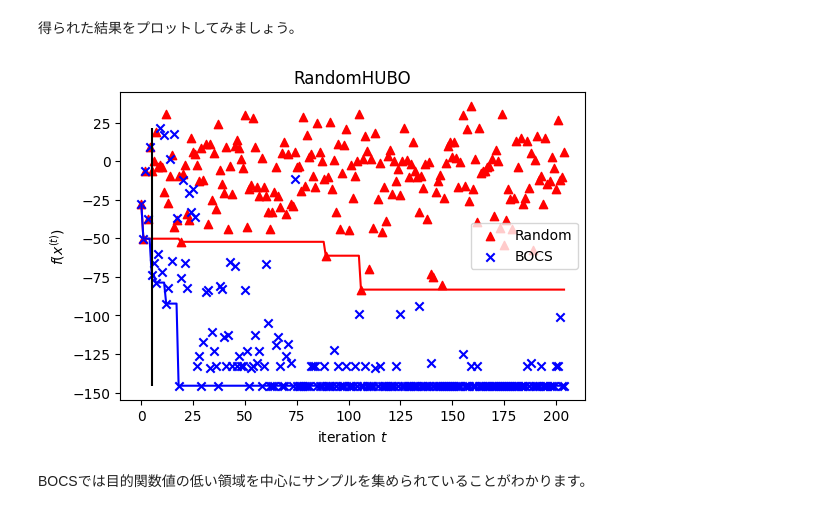
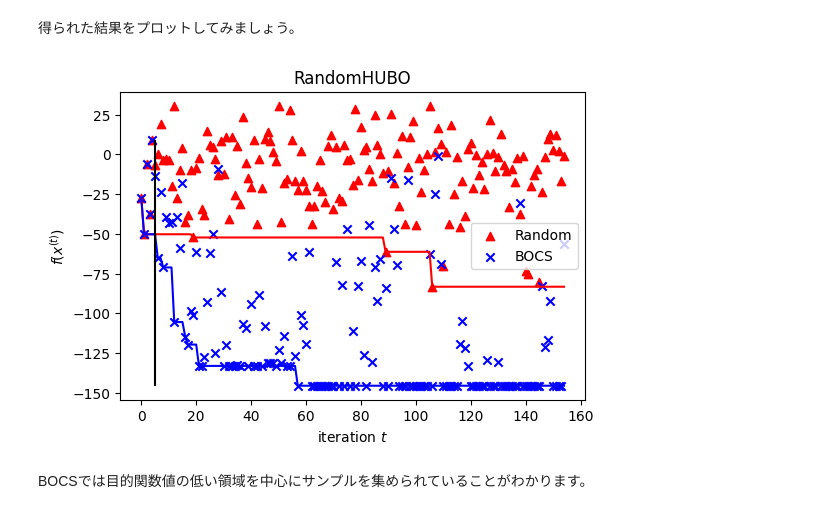
Before and after one commit to T-QARD/t-wave, a Jupyter notebook: notebooks/BOCS_SA/BOCS_SA.ipynb, the cells around one changed output. Saved outputs shown, nothing was run; the diff lists cells and outputs as text; code cells hidden in the pictures.

```diff
--- a/notebooks/BOCS_SA/BOCS_SA.ipynb
+++ b/notebooks/BOCS_SA/BOCS_SA.ipynb
@@ -746,7 +743,9 @@ similarity: 0.9991270110292981
 まず、簡単な例題として、ランダムに生成されたQUBO形式の目的関数の最適解を探索する問題を取り扱います。
 # %%
 class RandomQUBO:
-    def __init__(self, num_vars, noise_variance: float=0., seed: Optional[int]=None):
+    def __init__(
+        self, num_vars, noise_variance: float = 0.0, seed: Optional[int] = None
+    ):
         self.noise_variance = noise_variance
         self.rng = np.random.default_rng(seed)
         self.Q = self.rng.normal(0, 1, size=(num_vars, num_vars))
@@ -873,28 +864,32 @@ $$
 を仮定してみます。
 # %%
 class RandomHUBO:
-    def __init__(self, num_vars, noise_variance: float=0., seed: Optional[int]=None):
+    def __init__(
+        self, num_vars, noise_variance: float = 0.0, seed: Optional[int] = None
+    ):
         self.noise_variance = noise_variance
         self.rng = np.random.default_rng(seed)
         self.Q = self.rng.normal(0, 1, size=(num_vars, num_vars, num_vars))
 
     def energy(self, x):
-        return np.einsum('ijk,i,j,k', self.Q, x, x, x)
+        return np.einsum("ijk,i,j,k", self.Q, x, x, x)
 
     def __call__(self, x):
         return self.energy(x) + self.rng.normal(0, np.sqrt(self.noise_variance))
 # %%
 seed = 0
-rng  = np.random.default_rng(seed)
+rng = np.random.default_rng(seed)
 
-num_vars         = 16
+num_vars = 16
 num_init_samples = 5
-noise_variance   = 0.
+noise_variance = 0.0
 
 random_hubo = RandomHUBO(num_vars, noise_variance, seed)
-surrogate_model = BOCSSurrogateModel(num_vars, linear_regressor=HorseshoeGibbs(max_iter=10))
+surrogate_model = BOCSSurrogateModel(
+    num_vars, linear_regressor=HorseshoeGibbs(max_iter=10)
+)
 acquisition_function = BOCSAcquisitionFunction(
-    lambda Q: neal.SimulatedAnnealingSampler().sample_qubo(Q, num_reads=5, num_sweeps=2500)
+    lambda Q: oj.SASampler().sample_qubo(Q, num_reads=5, num_sweeps=2500)
 )
 
 X = rng.choice([0, 1], size=(num_init_samples, num_vars))
@@ -902,7 +897,7 @@ y = np.array([random_hubo(x) for x in X])
 
 # bayesian optimization loop
 y_best = np.inf
-for i in range(200):
+for i in tqdm(range(150)):
     surrogate_model.update(X, y)
     acquisition_function.build(surrogate_model)
     x_next = acquisition_function.optimize()
@@ -914,8 +909,7 @@ for i in range(200):
     y_best = min(y_best, y_next)
 
     if i % 10 == 0:
-        logger.info(
-            "iter: {:3d}, y_next: {:10.3e}, y_best: {:10.3e}"
-            .format(i, y_next, y_best)
+        tqdm.write(
+            f"iteration {i:4}: y_best = {y_best:6.3}: x_next = {x_next}"
         )
 # %% [output]
@@ -942,38 +931,42 @@ BOCS-SA [INFO] iter: 190, y_next: -1.456e+02, y_best: -1.456e+02
 # %% [markdown]
 比較対象としてランダムに探索する方法でも実験してみます。
 # %%
-rng  = np.random.default_rng(seed)
+rng = np.random.default_rng(seed)
 
-X_rand = rng.choice([0, 1], size=(200+num_init_samples, num_vars))
+X_rand = rng.choice([0, 1], size=(150 + num_init_samples, num_vars))
 # %% [markdown]
 得られた結果をプロットしてみましょう。
 # %%
 plot_x = X
 plot_y = np.apply_along_axis(random_hubo.energy, 1, X)
-plot_min_y = np.array([np.min(plot_y[:i]) for i in range(1, len(plot_y)+1)])
+plot_min_y = np.array([np.min(plot_y[:i]) for i in range(1, len(plot_y) + 1)])
 
 plot_X_rand = X_rand
 plot_y_rand = np.apply_along_axis(random_hubo.energy, 1, X_rand)
-plot_min_y_rand = np.array([np.min(plot_y_rand[:i]) for i in range(1, len(plot_y_rand)+1)])
+plot_min_y_rand = np.array(
+    [np.min(plot_y_rand[:i]) for i in range(1, len(plot_y_rand) + 1)]
+)
 
-fig = plt.figure(figsize=(6,4))
+fig = plt.figure(figsize=(6, 4))
 ax = fig.add_subplot()
 
 ax.plot(np.arange(len(plot_min_y_rand)), plot_min_y_rand, color="red")
-ax.scatter(np.arange(len(plot_y_rand)), plot_y_rand, color="red", marker="^", label="Random")
+ax.scatter(
+    np.arange(len(plot_y_rand)), plot_y_rand, color="red", marker="^", label="Random"
+)
 
 ax.plot(np.arange(len(plot_min_y)), plot_min_y, color="blue")
 ax.scatter(np.arange(len(plot_y)), plot_y, color="blue", marker="x", label="BOCS")
 
 ax.vlines(num_init_samples, min(plot_y), max(plot_y), color="black")
 
 ax.set_title("RandomHUBO")
 ax.set_xlabel(r"iteration $t$")
 ax.set_ylabel(r"$f(x^{(t)})$")
 ax.legend()
 plt.show()
 # %% [output]
-[figure, old version]
+[figure, new version]
 # %% [markdown]
 BOCSでは目的関数値の低い領域を中心にサンプルを集められていることがわかります。
 # %% [markdown]
```
Also changed, not shown: parts of 100 cells of this notebook.
